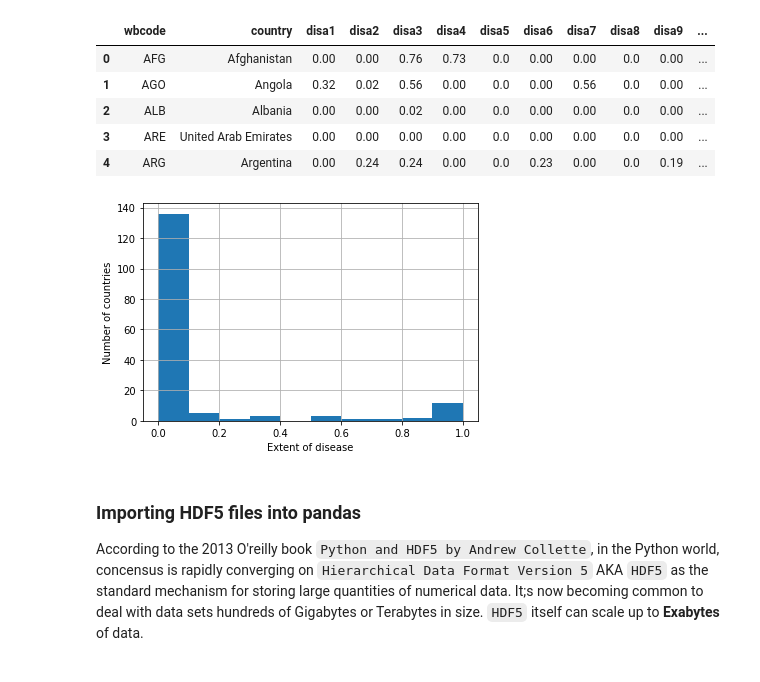
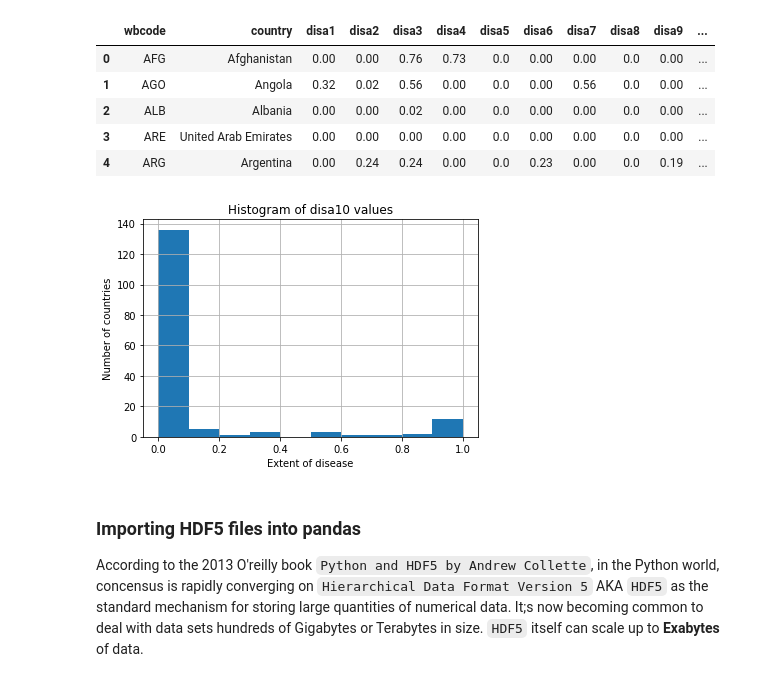
Before and after one commit to Lawrence-Krukrubo/Effective_Python, a Jupyter notebook: intro_to_importing_data_in_python.ipynb, the cells around one changed output. Cells and saved outputs as stored; diff of their text form; code cells hidden in the pictures.

```diff
--- a/intro_to_importing_data_in_python.ipynb
+++ b/intro_to_importing_data_in_python.ipynb
@@ -577,11 +573,12 @@ df.head()
 # %%
 # Plot histogram of one column of the DataFrame
 df.disa10.hist()
 plt.xlabel('Extent of disease')
 plt.ylabel('Number of countries')
+plt.title('Histogram of disa10 values')
 plt.show()
 # %% [output]
-[figure, old version]
+[figure, new version]
 # %% [markdown]
 ### Importing HDF5 files into pandas
 
```
Also changed, not shown: parts of 37 cells of this notebook.
